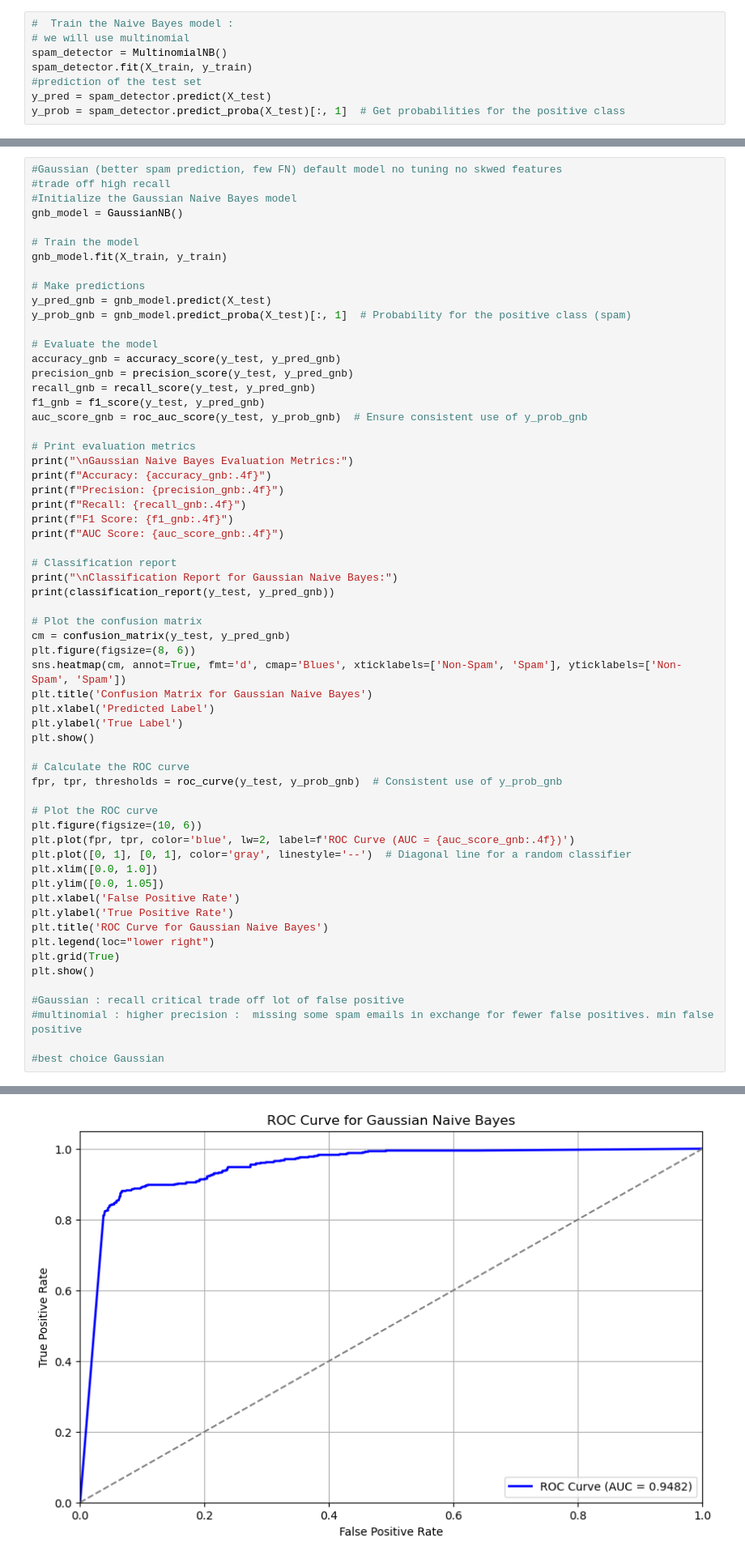
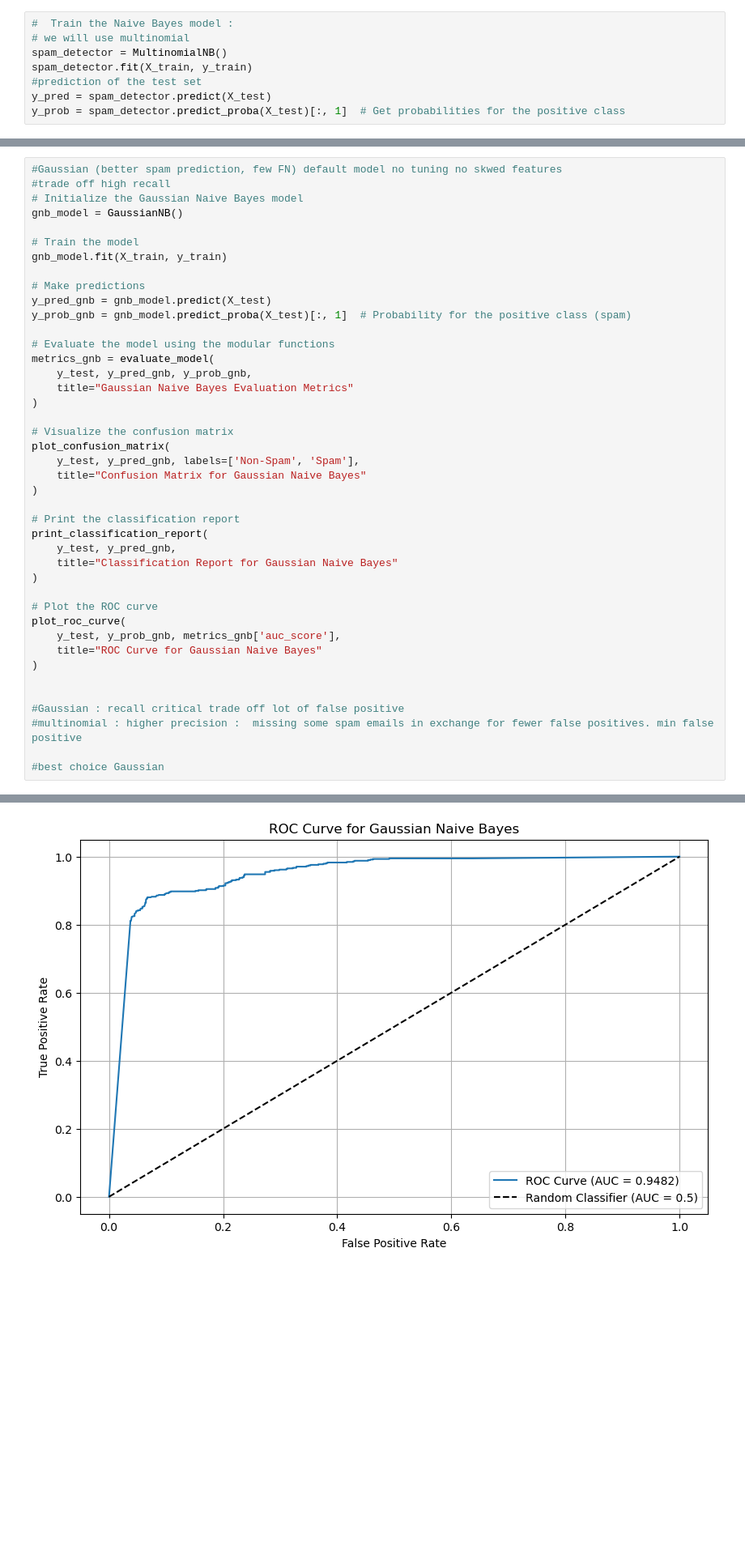
Before and after one commit to AyaCh21/Spam-Email, a Jupyter notebook: Test.ipynb, the cells around one changed output, grey strips where cells are left out. Shown at 81% size. Cells and saved outputs as stored; diff of their text form; blank space fills up the shorter version.

Commit message:
used functions

```diff
--- a/Test.ipynb
+++ b/Test.ipynb
@@ -652,7 +644,7 @@ Name: count, dtype: int64
 # %%
 #Gaussian (better spam prediction, few FN) default model no tuning no skwed features
 #trade off high recall
-#Initialize the Gaussian Naive Bayes model
+# Initialize the Gaussian Naive Bayes model
 gnb_model = GaussianNB()
 
 # Train the model
@@ -662,49 +654,30 @@ gnb_model.fit(X_train, y_train)
 y_pred_gnb = gnb_model.predict(X_test)
 y_prob_gnb = gnb_model.predict_proba(X_test)[:, 1]  # Probability for the positive class (spam)
 
-# Evaluate the model
-accuracy_gnb = accuracy_score(y_test, y_pred_gnb)
-precision_gnb = precision_score(y_test, y_pred_gnb)
-recall_gnb = recall_score(y_test, y_pred_gnb)
-f1_gnb = f1_score(y_test, y_pred_gnb)
-auc_score_gnb = roc_auc_score(y_test, y_prob_gnb)  # Ensure consistent use of y_prob_gnb
+# Evaluate the model using the modular functions
+metrics_gnb = evaluate_model(
+    y_test, y_pred_gnb, y_prob_gnb,
+    title="Gaussian Naive Bayes Evaluation Metrics"
+)
 
-# Print evaluation metrics
-print("\nGaussian Naive Bayes Evaluation Metrics:")
-print(f"Accuracy: {accuracy_gnb:.4f}")
-print(f"Precision: {precision_gnb:.4f}")
-print(f"Recall: {recall_gnb:.4f}")
-print(f"F1 Score: {f1_gnb:.4f}")
-print(f"AUC Score: {auc_score_gnb:.4f}")
+# Visualize the confusion matrix
+plot_confusion_matrix(
+    y_test, y_pred_gnb, labels=['Non-Spam', 'Spam'],
+    title="Confusion Matrix for Gaussian Naive Bayes"
+)
 
-# Classification report
-print("\nClassification Report for Gaussian Naive Bayes:")
-print(classification_report(y_test, y_pred_gnb))
-
-# Plot the confusion matrix
-cm = confusion_matrix(y_test, y_pred_gnb)
-plt.figure(figsize=(8, 6))
-sns.heatmap(cm, annot=True, fmt='d', cmap='Blues', xticklabels=['Non-Spam', 'Spam'], yticklabels=['Non-Spam', 'Spam'])
-plt.title('Confusion Matrix for Gaussian Naive Bayes')
-plt.xlabel('Predicted Label')
-plt.ylabel('True Label')
-plt.show()
-
-# Calculate the ROC curve
-fpr, tpr, thresholds = roc_curve(y_test, y_prob_gnb)  # Consistent use of y_prob_gnb
+# Print the classification report
+print_classification_report(
+    y_test, y_pred_gnb,
+    title="Classification Report for Gaussian Naive Bayes"
+)
 
 # Plot the ROC curve
-plt.figure(figsize=(10, 6))
-plt.plot(fpr, tpr, color='blue', lw=2, label=f'ROC Curve (AUC = {auc_score_gnb:.4f})')
-plt.plot([0, 1], [0, 1], color='gray', linestyle='--')  # Diagonal line for a random classifier
-plt.xlim([0.0, 1.0])
-plt.ylim([0.0, 1.05])
-plt.xlabel('False Positive Rate')
-plt.ylabel('True Positive Rate')
-plt.title('ROC Curve for Gaussian Naive Bayes')
-plt.legend(loc="lower right")
-plt.grid(True)
-plt.show()
+plot_roc_curve(
+    y_test, y_prob_gnb, metrics_gnb['auc_score'],
+    title="ROC Curve for Gaussian Naive Bayes"
+)
+
 
 #Gaussian : recall critical trade off lot of false positive
 #multinomial : higher precision :  missing some spam emails in exchange for fewer false positives. min false positive
@@ -731,4 +703,4 @@ weighted avg       0.86      0.82      0.83      1381
-[figure, old version]
+[figure, new version]
 # %%
 #Tuning Gaussian Naive Bayes :  var_smoothing. parameter
 # Initialize the Gaussian Naive Bayes model
```
Also changed, not shown: parts of 13 cells of this notebook.
